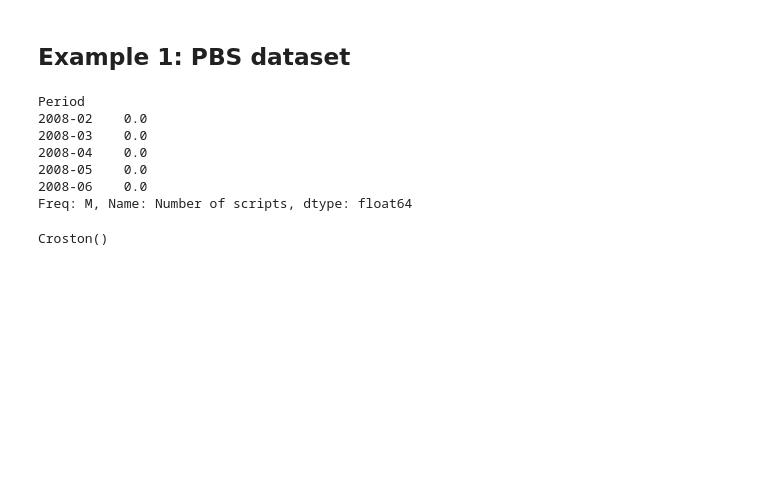
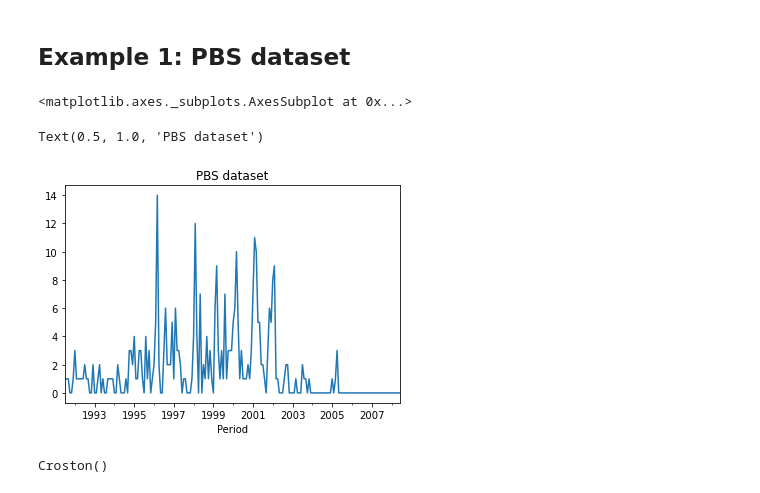
Before and after one commit to nayefahmad/time-series-notes, a Jupyter notebook: src/2022-02-18_crostons-method-for-forecasting-intermittent-demand.ipynb, the cells around one changed output. Drawn from its saved outputs; the diff is of its cells as text; code cells hidden in the pictures; blank space fills up the shorter version.

Commit message:
Add PBS data plot + start Example 4

```diff
--- a/src/2022-02-18_crostons-method-for-forecasting-intermittent-demand.ipynb
+++ b/src/2022-02-18_crostons-method-for-forecasting-intermittent-demand.ipynb
@@ -35,15 +35,15 @@ InteractiveShell.ast_node_interactivity = "all"
 ## Example 1: PBS dataset
 # %%
 y = load_PBS_dataset()
-y.tail()
-# %% [output]
-Period
-2008-02    0.0
-2008-03    0.0
-2008-04    0.0
-2008-05    0.0
-2008-06    0.0
-Freq: M, Name: Number of scripts, dtype: float64
+# %%
+fig, ax = plt.subplots()
+y.plot(ax=ax)
+ax.set_title('PBS dataset')
+fig.show()
+# %% [output]
+<matplotlib.axes._subplots.AxesSubplot at 0x...>
+Text(0.5, 1.0, 'PBS dataset')
+[figure, added]
 # %%
 forecaster = Croston(smoothing=0.1)
 forecaster.fit(y)
```
Also changed, not shown: parts of 3 cells of this notebook, 1 other file.
